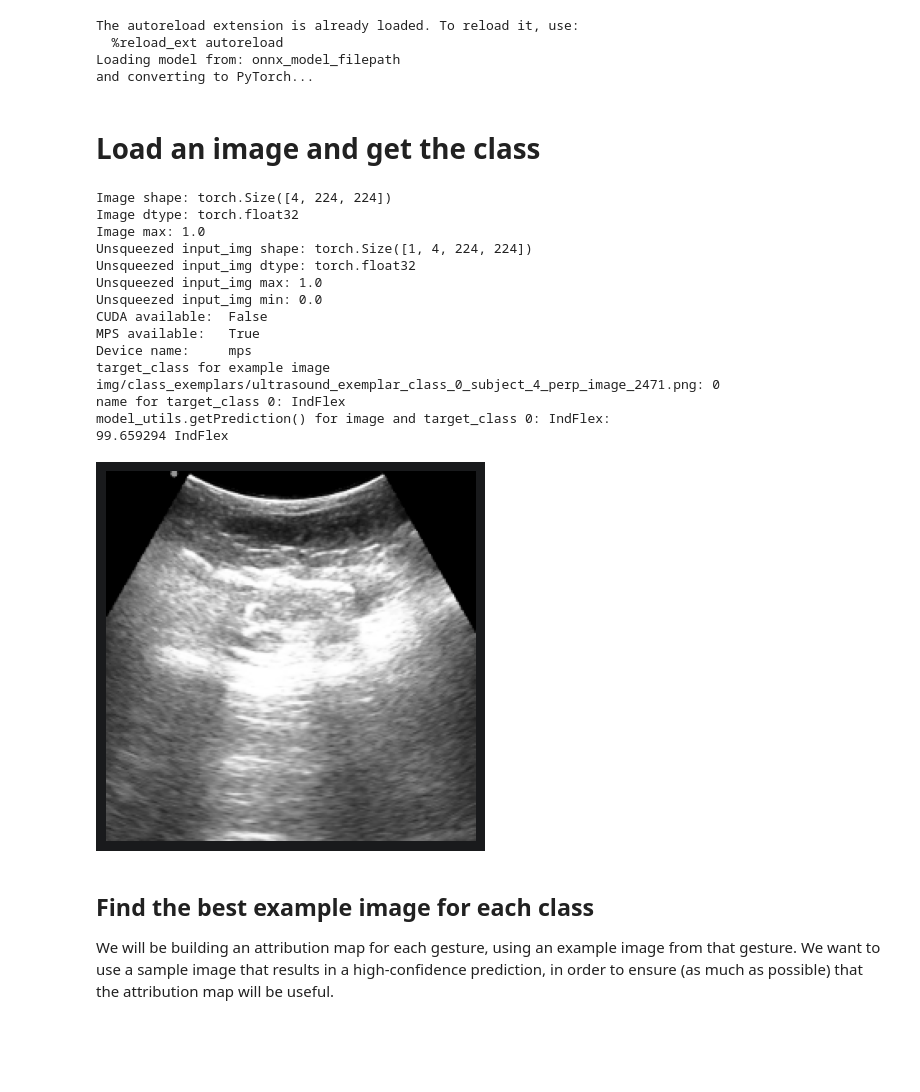
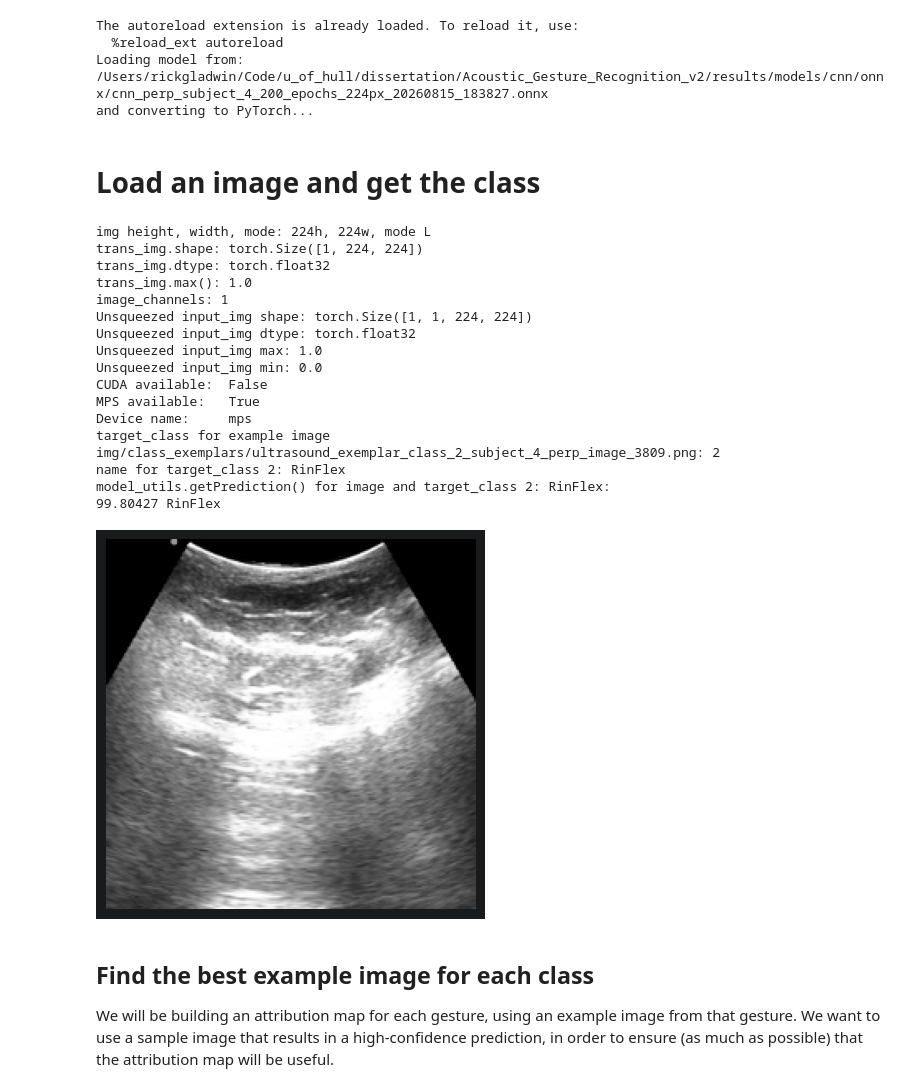
Before and after one commit to rickgladwin/Integrated-Decision-Gradients, a Jupyter notebook: IDG/example_ultrasound.ipynb, the cells around one changed output. Saved outputs shown, nothing was run; the diff lists cells and outputs as text; code cells hidden in the pictures; blank space fills up the shorter version.

```diff
--- a/IDG/example_ultrasound.ipynb
+++ b/IDG/example_ultrasound.ipynb
@@ -2,6 +2,9 @@
 import pprint as pp
 from typing import Any
 
+import datetime
+
+import npt
 import torch
 import torch.nn as nn
 # from torchvision import models
@@ -50,7 +53,14 @@ attribution_methods_to_include = {
 # load keras/tensorflow ultrasound gesture classifier model here
 keras_model_filepath: str = "/Users/rickgladwin/Code/u_of_hull/dissertation/Acoustic_Gesture_Recognition_v2/results/models/cnn/cnn_perp_subject_4_200_epochs_224px_20260804_124025.keras"
 
-onnx_model_filepath = "/Users/rickgladwin/Code/u_of_hull/dissertation/Acoustic_Gesture_Recognition_v2/results/models/cnn/onnx/cnn_perp_subject_4_200_epochs_224px_20260804_124025.onnx"
+# onnx models
+## Mac Studio
+# onnx_model_filepath = "/Users/rickgladwin/Code/u_of_hull/dissertation/Acoustic_Gesture_Recognition_v2/results/models/cnn/onnx/cnn_perp_subject_4_200_epochs_224px_20260804_124025.onnx"
+
+## MacBook Pro
+onnx_model_filepath: str = "/Users/rickgladwin/Code/u_of_hull/dissertation/Acoustic_Gesture_Recognition_v2/results/models/cnn/onnx/cnn_perp_subject_4_200_epochs_224px_20260815_183827.onnx"
+
+
 
 # Import onnx model and convert to a PyTorch model that can be used with torchvision code
 print(f"Loading model from: {onnx_model_filepath}\nand converting to PyTorch...")
@@ -121,7 +131,7 @@ default_cmap = LinearSegmentedColormap.from_list('custom blue',  [
 # %% [output]
 The autoreload extension is already loaded. To reload it, use:
   %reload_ext autoreload
-Loading model from: onnx_model_filepath
+Loading model from: /Users/rickgladwin/Code/u_of_hull/dissertation/Acoustic_Gesture_Recognition_v2/results/models/cnn/onnx/cnn_perp_subject_4_200_epochs_224px_20260815_183827.onnx
 and converting to PyTorch...
 # %% [markdown]
 <h1>Load an image and get the class</h1>
@@ -185,11 +195,12 @@ if False:
         return (x_train, y_train), (x_test, y_test), class_count
 # %%
 from PIL.ImageFile import ImageFile
+from PIL import Image
 
 # exemplar filepaths:
-image_path: str = "img/class_exemplars/ultrasound_exemplar_class_0_subject_4_perp_image_2471.png"
+# image_path: str = "img/class_exemplars/ultrasound_exemplar_class_0_subject_4_perp_image_2471.png"
 # image_path: str = "img/class_exemplars/ultrasound_exemplar_class_1_subject_4_perp_image_3738.png"
-# image_path: str = "img/class_exemplars/ultrasound_exemplar_class_2_subject_4_perp_image_3809.png"
+image_path: str = "img/class_exemplars/ultrasound_exemplar_class_2_subject_4_perp_image_3809.png"
 # image_path: str = "img/class_exemplars/ultrasound_exemplar_class_3_subject_4_perp_image_1580.png"
 # image_path: str = "img/class_exemplars/ultrasound_exemplar_class_4_subject_4_perp_image_2857.png"
 # image_path: str = "img/class_exemplars/ultrasound_exemplar_class_5_subject_4_perp_image_2934.png"
@@ -200,16 +211,18 @@ image_path: str = "img/class_exemplars/ultrasound_exemplar_class_0_subject_4_per
 # image_path: str = "img/class_exemplars/ultrasound_exemplar_class_10_subject_4_perp_image_1054.png"
 # image_path: str = "img/class_exemplars/ultrasound_exemplar_class_11_subject_4_perp_image_3531.png"
 
-img: ImageFile = Image.open(image_path, formats=["PNG"])
+imgFile: ImageFile = Image.open(image_path, formats=["PNG"])
+img: Image.Image = imgFile.convert("L") # convert to grayscale
+print(f"img height, width, mode: {img.height}h, {img.width}w, mode {img.mode}")
 
 trans_img = transform(img)
-print(f"Image shape: {trans_img.shape}")
-print(f"Image dtype: {trans_img.dtype}")
-print(f"Image max: {trans_img.max()}")
+print(f"trans_img.shape: {trans_img.shape}")
+print(f"trans_img.dtype: {trans_img.dtype}")
+print(f"trans_img.max(): {trans_img.max()}")
 
 # single sample shapes in PyTorch are torch.Size([channels, height, width])
 # input_img = normalize(trans_img)
-image_channels = trans_img.shape[0] # 1 for grayscale, 3 for RGB
+image_channels = trans_img.shape[0] # 1 for grayscale, 3 for RGB, 4 for RGBA
 print(f"image_channels: {image_channels}")
 
 # input_img = normalize_single_channel(trans_img)
@@ -267,42 +280,44 @@ gesture_class_index_and_shortnames: list[tuple[int, str]] = [
 
 classes = [shortname for _, shortname in gesture_class_index_and_shortnames]
 
 target_class = model_utils.getClass(input_img, model, device)
 print(f"target_class for example image {image_path}: {target_class}")
 # open the class list so the detected class string can be returned for printing
 # with open('../util/class_maps/ImageNet/imagenet_classes.txt') as f:
 #     classes = [line.strip() for line in f.readlines()]
 name = classes[target_class]
 print(f"name for target_class {target_class}: {name}")
 print(f"model_utils.getPrediction() for image and target_class {target_class}: {name}:")
 print(model_utils.getPrediction(input_img, model, device, target_class)[0] * 100, name)
 
 plt.axis("off")
 
 # use gray colormap for grayscale (single channel) images
 if image_channels == 1:
     img_colormap = plt.get_cmap('gray')
 else:
     img_colormap = None
 
 plt.imshow(img, cmap=img_colormap)
 plt.show()
 # %% [output]
-Image shape: torch.Size([4, 224, 224])
-Image dtype: torch.float32
-Image max: 1.0
-Unsqueezed input_img shape: torch.Size([1, 4, 224, 224])
+img height, width, mode: 224h, 224w, mode L
+trans_img.shape: torch.Size([1, 224, 224])
+trans_img.dtype: torch.float32
+trans_img.max(): 1.0
+image_channels: 1
+Unsqueezed input_img shape: torch.Size([1, 1, 224, 224])
 Unsqueezed input_img dtype: torch.float32
 Unsqueezed input_img max: 1.0
 Unsqueezed input_img min: 0.0
 CUDA available:  False
 MPS available:   True
 Device name:     mps
-target_class for example image img/class_exemplars/ultrasound_exemplar_class_0_subject_4_perp_image_2471.png: 0
-name for target_class 0: IndFlex
-model_utils.getPrediction() for image and target_class 0: IndFlex:
-99.659294 IndFlex
+target_class for example image img/class_exemplars/ultrasound_exemplar_class_2_subject_4_perp_image_3809.png: 2
+name for target_class 2: RinFlex
+model_utils.getPrediction() for image and target_class 2: RinFlex:
+99.80427 RinFlex
-[figure, old version]
+[figure, new version]
 # %% [markdown]
 ## Find the best example image for each class
 We will be building an attribution map for each gesture, using an example image from that gesture.
```
Also changed, not shown: parts of 4 cells of this notebook, 13 other files.
